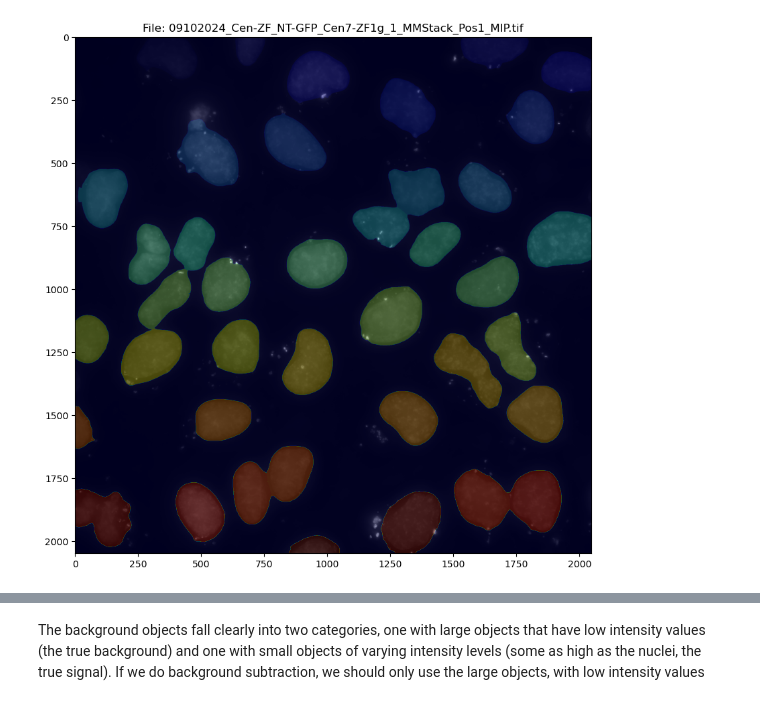
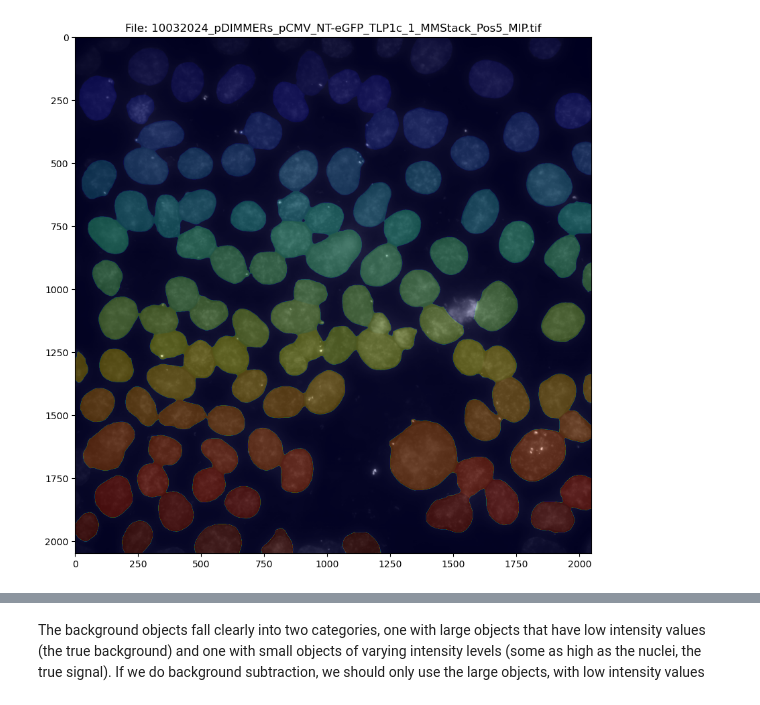
Before and after one commit to timotheelionnet/python_image-analysis, a Jupyter notebook: notebooks/img-explorer.ipynb, the cells around one changed output, grey strips where cells are left out. Saved outputs shown, nothing was run; the diff lists cells and outputs as text; code cells hidden in the pictures.

```diff
--- a/notebooks/img-explorer.ipynb
+++ b/notebooks/img-explorer.ipynb
@@ -24,9 +24,11 @@ logging.basicConfig(level=logging.INFO, format='%(asctime)s - %(levelname)s - %(
 # %%
 # Define path names and load some basic functions for reading in files
 
-# Define the location of the file to read
-parent_directory = "/Users/nestor/Documents/NYU-ISG/microscope-data" # modify if needed
-experiment_list = ["Cen7-ZF1g_pooled"] # this will be changed for each experiment
+# Define the location of the files to read
+parent_directory = "/Users/nestor/Dropbox/Work/DIMMERs/microscope-data" # data directory
+repo_directory = "/Users/nestor/Documents/NYU-ISG/python_image-analysis" # analysis code directory
+experiment_list = ["08052024_pDIMMERs", "08122024_pDIMMERs",
+                  "10032024_pDIMMERs", "10072024_pDIMMERs"] # this will be changed for each experiment
 
 # Define the folder structure within each experiment
 file_folders = {
@@ -185,39 +214,39 @@ for experiment, data in all_experiments_data.items():
 
 # Specify the index of the image to check
 # and the channel to plot — remember CH1 for ImageJ but channel 0 for Python!
-e_index = 0
-image_index = 5 # Replace with the desired index
+e_index = 2
+image_index = 4 # Replace with the desired index
 c = 0 # remember the channel order in these images
 
 # Access the specific experiment's data
 experiment_data = all_experiments_data[experiment_list[e_index]]
 
 # Find the corresponding mask index for the specified image
 # and define the image and mask pair
 matched_indices = experiment_data["matched_indices"]
 mask_index = [pair[1] for pair in matched_indices if pair[0] == image_index][0]
 
 # Define the image and mask pair
 my_image = experiment_data['all_images']['image'][image_index]
 image_file = experiment_data['file_names']['image'][image_index]
 my_mask_n = experiment_data['all_images']['mask_n'][mask_index]
 
 # Select the c channel
 channel_image = my_image[c, ...]
 
 # Overlay the mask on the rest of the image if they have the same dimensions
 if channel_image.shape != my_mask_n.shape:
     print("Warning: The image and mask sizes do not match. Please check your data.")
 else:
     overlay = np.ma.masked_where(my_mask_n == 0, my_mask_n)
     plt.figure(figsize=(10, 10))
     plt.imshow(channel_image, cmap='gray')  # Display the selected channel in grayscale
     plt.imshow(my_mask_n, cmap='jet', alpha=0.25)  # Overlay the mask with transparency
     plt.title(f'File: {image_file}')
     #plt.axis('off')  # Turn off axis labels
     plt.show()
 # %% [output]
-[figure, old version]
+[figure, new version]
 # %%
 # CHUNK 3 (optional) #
 # Background analysis
```
Also changed, not shown: parts of 39 cells of this notebook.
